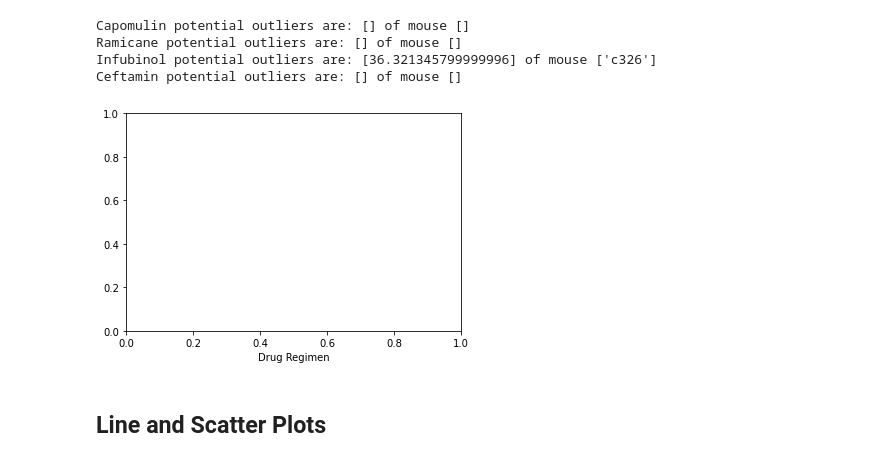
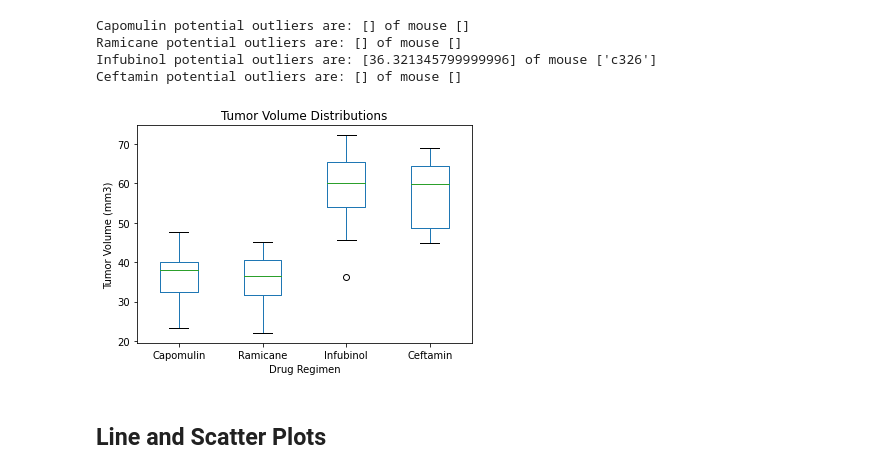
Before and after one commit to TheEvilSombrero/Module-5-Challenge, a Jupyter notebook: pymaceuticals_starter-Copy1.ipynb, the cells around one changed output. Drawn from its saved outputs; the diff is of its cells as text; code cells hidden in the pictures.

Commit message:
Add files via upload
Box plot finished

```diff
--- a/pymaceuticals_starter-Copy1.ipynb
+++ b/pymaceuticals_starter-Copy1.ipynb
@@ -321,13 +321,15 @@ Infubinol potential outliers are: [36.321345799999996] of mouse ['c326']
 Ceftamin potential outliers are: [] of mouse []
 # %%
 # Generate a box plot that shows the distrubution of the tumor volume for each treatment group.
-plt.figure()
+tumor_data = pd.concat([last_capo_merge["Tumor Volume (mm3)"], last_rami_merge["Tumor Volume (mm3)"], last_infu_merge["Tumor Volume (mm3)"], last_ceft_merge["Tumor Volume (mm3)"]], axis=1)
+tumor_data.columns = ["Capomulin", "Ramicane", "Infubinol", "Ceftamin"]
+tumor_data.plot(kind="box", title="Tumor Volume Distributions")
 plt.xlabel("Drug Regimen")
 plt.xticks([1, 2, 3, 4], drugs_list)
-
+plt.ylabel("Tumor Volume (mm3)")
 plt.show()
 # %% [output]
-[figure, old version]
+[figure, new version]
 # %% [markdown]
 ## Line and Scatter Plots
 # %%
```
